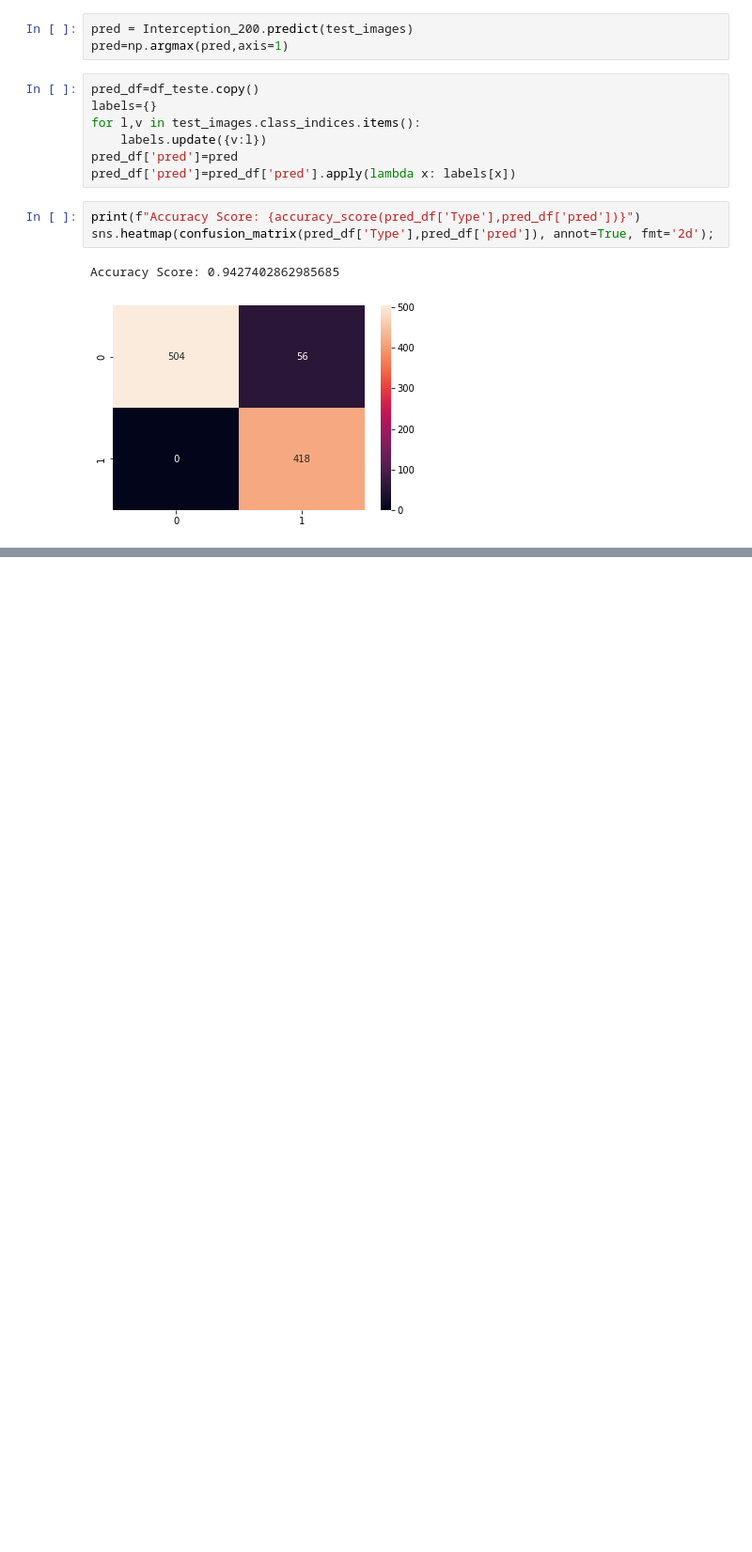
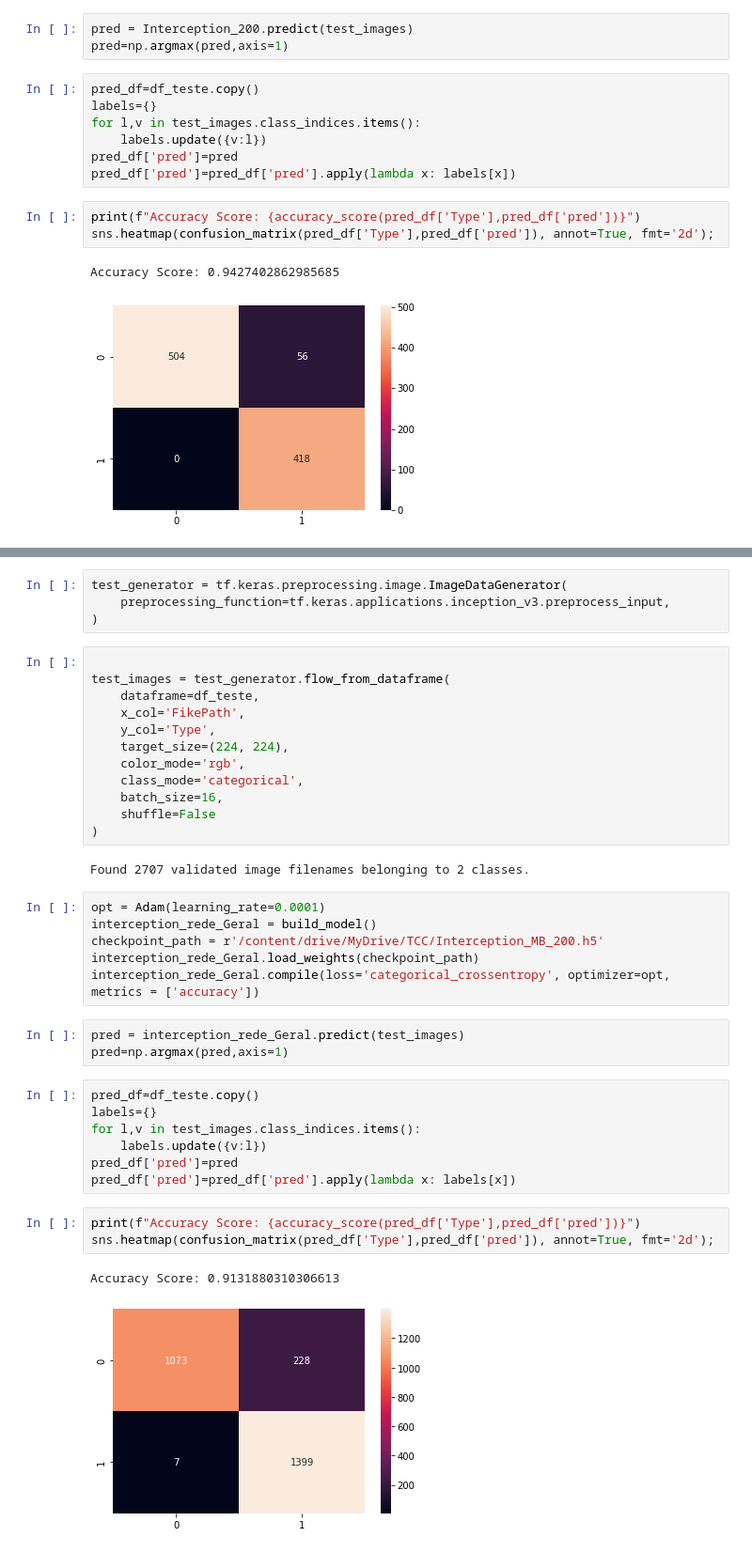
Before and after one commit to RodrigoOBC/TCC-CienciaDados, a Jupyter notebook: GoogleNet.ipynb, the cells around one changed output, grey strips where cells are left out. Shown at 94% size. Saved outputs shown, nothing was run; the diff lists cells and outputs as text; blank space fills up the shorter version.

```diff
--- a/GoogleNet.ipynb
+++ b/GoogleNet.ipynb
@@ -472,0 +465,40 @@ Accuracy Score: 0.9427402862985685
+# %%
+test_generator = tf.keras.preprocessing.image.ImageDataGenerator(
+    preprocessing_function=tf.keras.applications.inception_v3.preprocess_input,
+)
+# %%
+
+test_images = test_generator.flow_from_dataframe(
+    dataframe=df_teste,
+    x_col='FikePath',
+    y_col='Type',
+    target_size=(224, 224),
+    color_mode='rgb',
+    class_mode='categorical',
+    batch_size=16,
+    shuffle=False
+)
+# %% [output]
+Found 2707 validated image filenames belonging to 2 classes.
+# %%
+opt = Adam(learning_rate=0.0001)
+interception_rede_Geral = build_model()
+checkpoint_path = r'/content/drive/MyDrive/TCC/Interception_MB_200.h5'
+interception_rede_Geral.load_weights(checkpoint_path)
+interception_rede_Geral.compile(loss='categorical_crossentropy', optimizer=opt, metrics = ['accuracy'])
+# %%
+pred = interception_rede_Geral.predict(test_images)
+pred=np.argmax(pred,axis=1)
+# %%
+pred_df=df_teste.copy()
+labels={}
+for l,v in test_images.class_indices.items():
+    labels.update({v:l})
+pred_df['pred']=pred
+pred_df['pred']=pred_df['pred'].apply(lambda x: labels[x])
+# %%
+print(f"Accuracy Score: {accuracy_score(pred_df['Type'],pred_df['pred'])}")
+sns.heatmap(confusion_matrix(pred_df['Type'],pred_df['pred']), annot=True, fmt='2d');
+# %% [output]
+Accuracy Score: 0.9131880310306613
+[figure, added]
```
Also changed, not shown: parts of 4 cells of this notebook.
